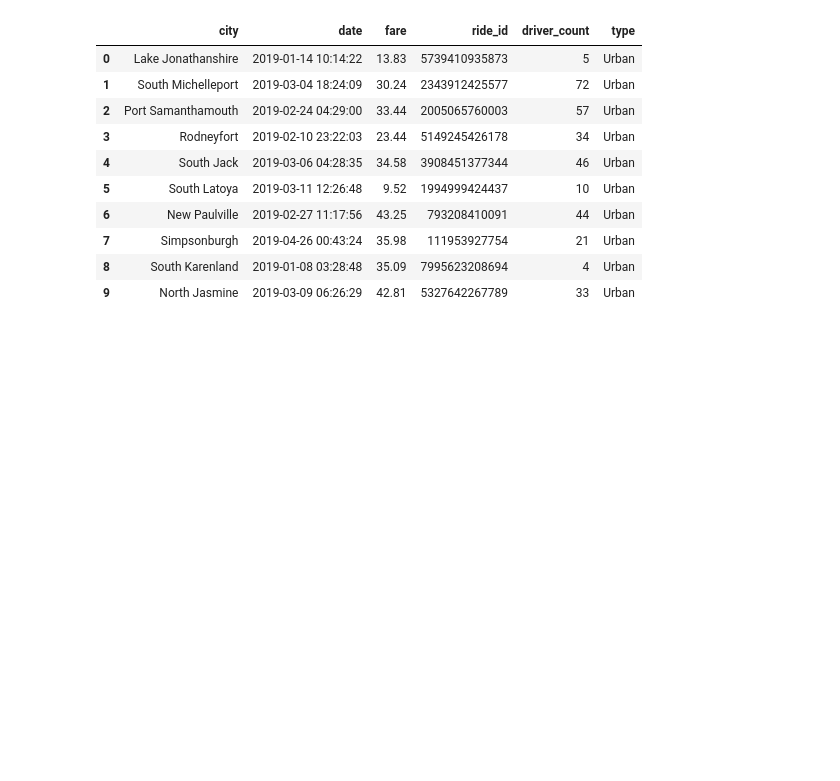
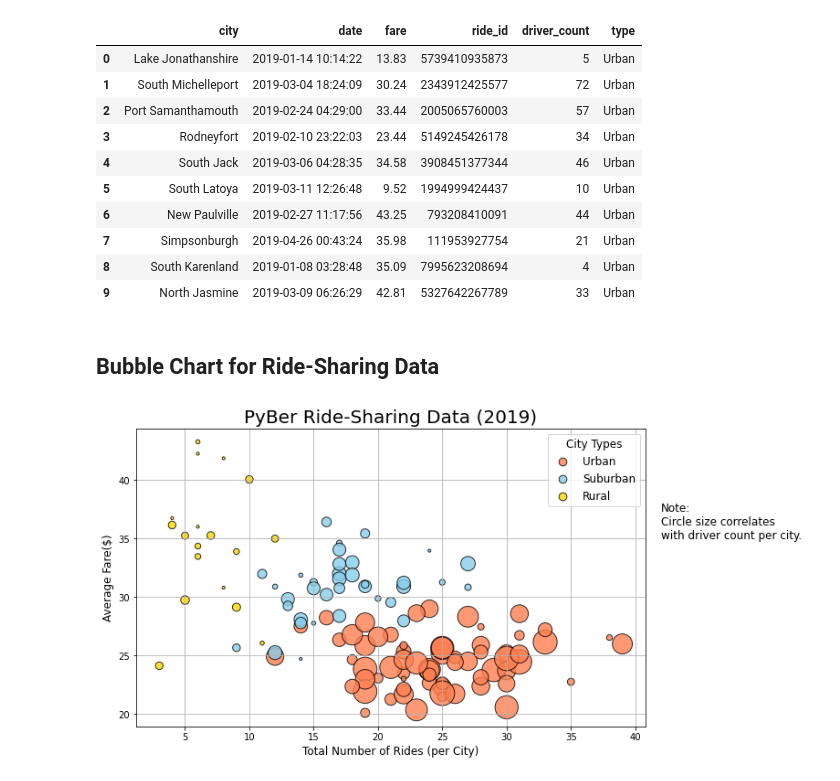
Before and after one commit to josealcivar96/PyBer_Analysis, a Jupyter notebook: PyBer.ipynb, the cells around one changed output. Drawn from its saved outputs; the diff is of its cells as text; code cells hidden in the pictures; blank space fills up the shorter version.

Commit message:
Created Bubble Chart for Ride-Sharing data

```diff
--- a/PyBer.ipynb
+++ b/PyBer.ipynb
@@ -120,3 +119,48 @@ pyber_data_df.head(10)
 | 7 | Simpsonburgh | 2019-04-26 00:43:24 | 35.98 | 111953927754 | 21 | Urban |
 | 8 | South Karenland | 2019-01-08 03:28:48 | 35.09 | 7995623208694 | 4 | Urban |
 | 9 | North Jasmine | 2019-03-09 06:26:29 | 42.81 | 5327642267789 | 33 | Urban |
+# %% [markdown]
+## Bubble Chart for Ride-Sharing Data
+# %%
+#create city types data frame
+urban_cities_df = pyber_data_df[pyber_data_df['type']=='Urban']
+suburban_cities_df = pyber_data_df[pyber_data_df["type"] == "Suburban"]
+rural_cities_df = pyber_data_df[pyber_data_df["type"] == "Rural"]
+# %%
+#get the number of rides for each city
+urban_ride_count = urban_cities_df.groupby(['city']).count()['ride_id']
+suburban_ride_count = suburban_cities_df.groupby(["city"]).count()["ride_id"]
+rural_ride_count = rural_cities_df.groupby(["city"]).count()["ride_id"]
+# %%
+# Get average fare for each city
+urban_avg_fare = urban_cities_df.groupby(["city"]).mean()["fare"]
+suburban_avg_fare = suburban_cities_df.groupby(["city"]).mean()["fare"]
+rural_avg_fare = rural_cities_df.groupby(["city"]).mean()["fare"]
+# %%
+# Get the average number of drivers for each city.
+urban_driver_count = urban_cities_df.groupby(["city"]).mean()["driver_count"]
+suburban_driver_count = suburban_cities_df.groupby(["city"]).mean()["driver_count"]
+rural_driver_count = rural_cities_df.groupby(["city"]).mean()["driver_count"]
+# %%
+#building the scatter plots
+fig, ax = plt.subplots(figsize=(10,6))
+ax.scatter(urban_ride_count, urban_avg_fare, s=10*urban_driver_count, color='coral', edgecolor = 'black', lw = 1, alpha=.8, label='Urban')
+ax.scatter(suburban_ride_count, suburban_avg_fare, s=10*suburban_driver_count, color='skyblue', edgecolor = 'black', lw = 1, alpha=.8, label='Suburban')
+ax.scatter(rural_ride_count, rural_avg_fare, s=10*rural_driver_count, color='gold', edgecolor = 'black', lw = 1, alpha=.8, label='Rural')
+ax.set_title('PyBer Ride-Sharing Data (2019)', fontsize=20)
+ax.set_ylabel('Average Fare($)', fontsize=12)
+ax.set_xlabel('Total Number of Rides (per City)', fontsize=12)
+ax.grid()
+#adding legend
+lgnd = ax.legend(fontsize = 12, mode = 'Expanded', scatterpoints = 1, loc='best', title='City Types')
+lgnd.legendHandles[0]._sizes = [75]
+lgnd.legendHandles[1]._sizes = [75]
+lgnd.legendHandles[2]._sizes = [75]
+lgnd.get_title().set_fontsize(12)
+#incorporate text label about circle size
+ax.text(42, 35, "Note:\nCircle size correlates\nwith driver count per city.", fontsize=12)
+#save the figure
+plt.savefig('analysis/Fig1.png')
+plt.show()
+# %% [output]
+[figure, added]
```
Also changed, not shown: parts of 1 cell of this notebook, 1 other file.
